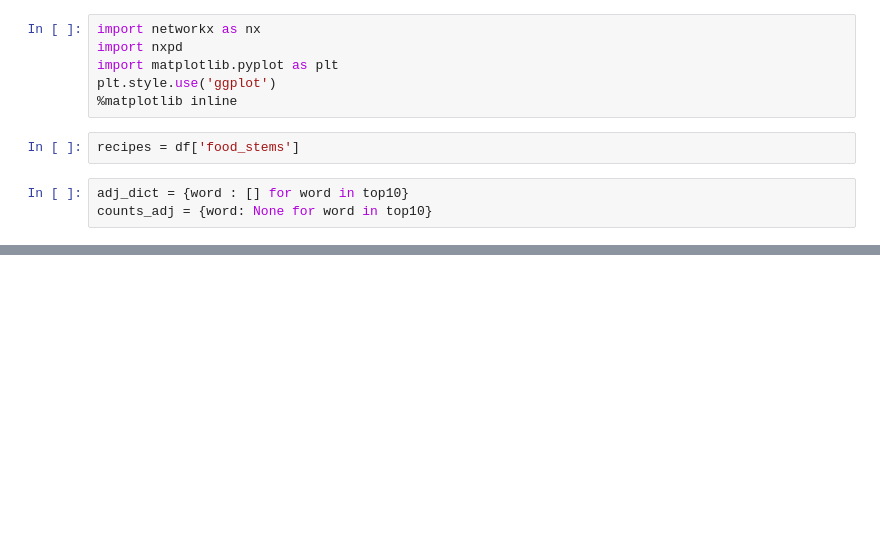
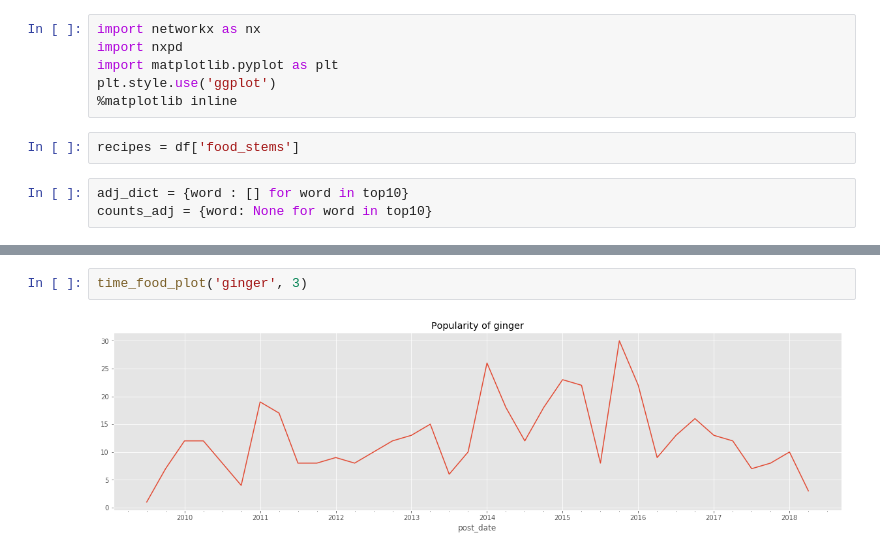
Before and after one commit to elisabeth-berg/trending-food, a Jupyter notebook: foodscrape_workbook.ipynb, the cells around one changed output, grey strips where cells are left out. Drawn from its saved outputs; the diff is of its cells as text; blank space fills up the shorter version.

```diff
--- a/foodscrape_workbook.ipynb
+++ b/foodscrape_workbook.ipynb
@@ -227,0 +226,4 @@ array(['oil', 'sugar', 'butter', 'egg', 'water', 'juic', 'milk', 'powder',
+# %%
+time_food_plot('ginger', 3)
+# %% [output]
+[figure, added]
```
Also changed, not shown: parts of 21 cells of this notebook.
